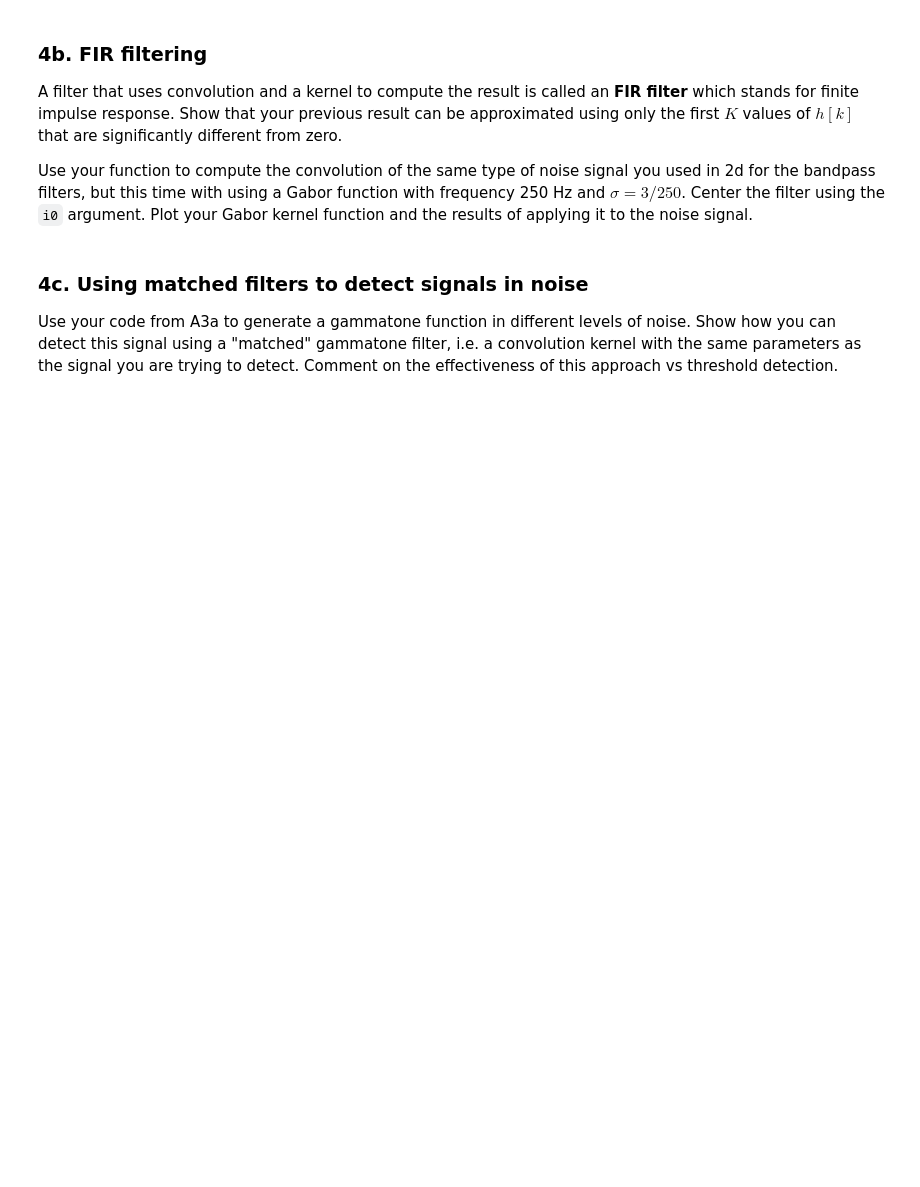
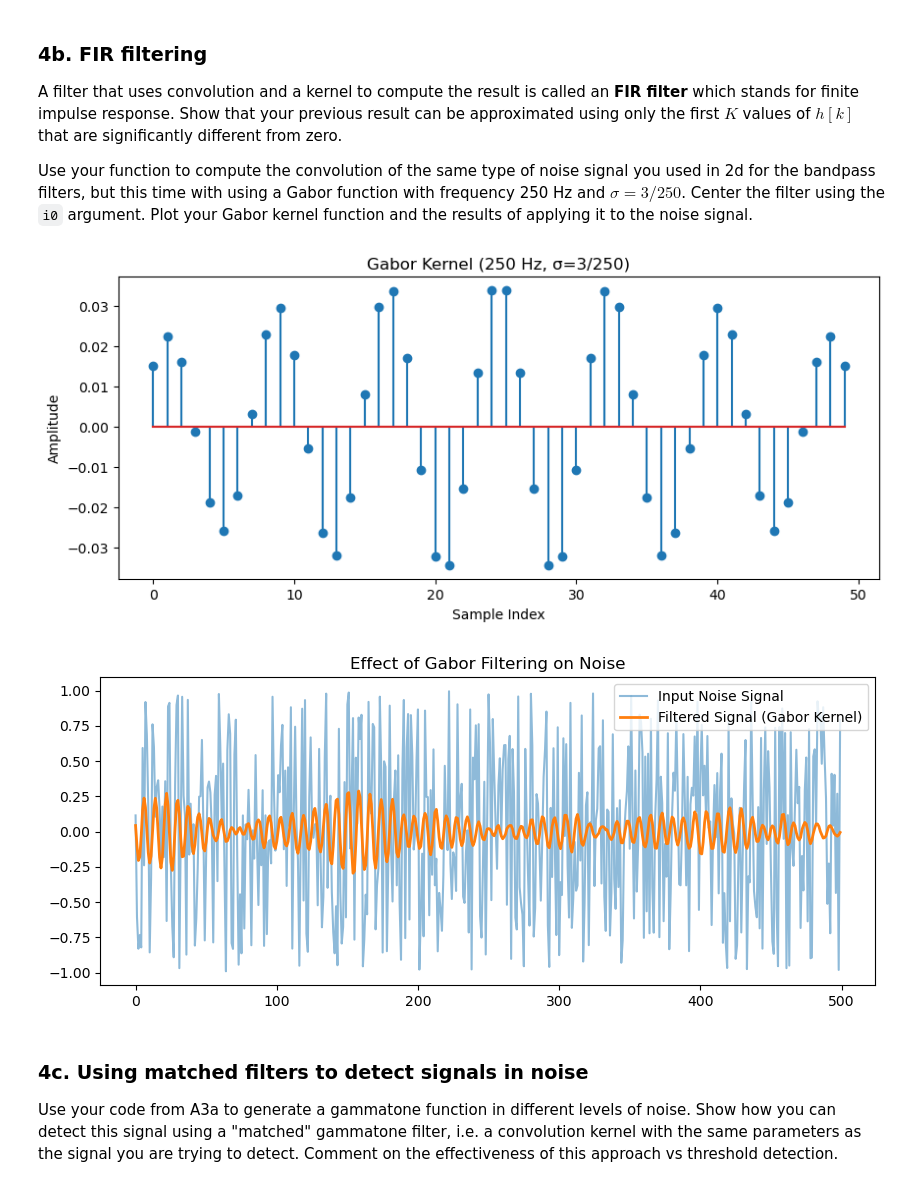
Before and after one commit to hartwilliams/Filtering_and_Signal_Smoothing, a Jupyter notebook: Filtering.ipynb, the cells around one changed output. Drawn from its saved outputs; the diff is of its cells as text; code cells hidden in the pictures; blank space fills up the shorter version.

```diff
--- a/Filtering.ipynb
+++ b/Filtering.ipynb
@@ -839,6 +885,51 @@ Show that convolving a signal with the impulse response function you obtained in
 A filter that uses convolution and a kernel to compute the result is called an **FIR filter** which stands for finite impulse response.  Show that your previous result can be approximated using only the first $K$ values of $h[k]$ that are significantly different from zero.
 
 Use your function to compute the convolution of the same type of noise signal you used in 2d for the bandpass filters, but this time with using a Gabor function with frequency 250 Hz and $\sigma=3/250$.  Center the filter using the `i0` argument. Plot your Gabor kernel function and the results of applying it to the noise signal.
+# %%
+# Define a Gabor function as the convolution kernel.
+# length defines the total number of samples for the kernel.
+def gabor_kernel(f, σ, fs, length=50):
+    t = np.linspace(-length//2, length//2, length) / fs  # Time vector centered at zero
+    gaussian = np.exp(-0.5 * (t / σ) ** 2)  # Gaussian envelope
+    sinusoid = np.cos(2 * np.pi * f * t)  # Sinusoidal modulation
+    h = gaussian * sinusoid  # Gabor function
+    h /= np.sum(np.abs(h))  # Normalize energy
+    i0 = length // 2  # Center index
+    return h, i0
+
+# Parameters for Gabor kernel
+fs = 2000  # Sampling frequency (2 kHz)
+f_gabor = 250  # Gabor filter frequency (Hz)
+sigma_gabor = 3 / f_gabor  # Standard deviation
+
+# Generate Gabor kernel
+h_gabor, i0_gabor = gabor_kernel(f=f_gabor, σ=sigma_gabor, fs=fs)
+
+# Generate a noise signal similar to 2d (uniform noise on [-1,1])
+N = 500
+x_noise = np.random.uniform(-1, 1, N)
+
+# Apply convolution with the Gabor filter
+y_gabor = convolve(x_noise, h_gabor, i0=i0_gabor)
+
+# Plot the Gabor kernel
+plt.figure(figsize=(10, 4))
+plt.stem(h_gabor)
+plt.title("Gabor Kernel (250 Hz, σ=3/250)")
+plt.xlabel("Sample Index")
+plt.ylabel("Amplitude")
+plt.show()
+
+# Plot the filtered noise signal
+plt.figure(figsize=(10, 4))
+plt.plot(x_noise, label="Input Noise Signal", alpha=0.5)
+plt.plot(y_gabor, label="Filtered Signal (Gabor Kernel)", linewidth=2)
+plt.title("Effect of Gabor Filtering on Noise")
+plt.legend()
+plt.show()
+# %% [output]
+[figure, added]
+[figure, added]
 # %% [markdown]
 ### 4c. Using matched filters to detect signals in noise
 
```
Also changed, not shown: parts of 4 cells of this notebook.
